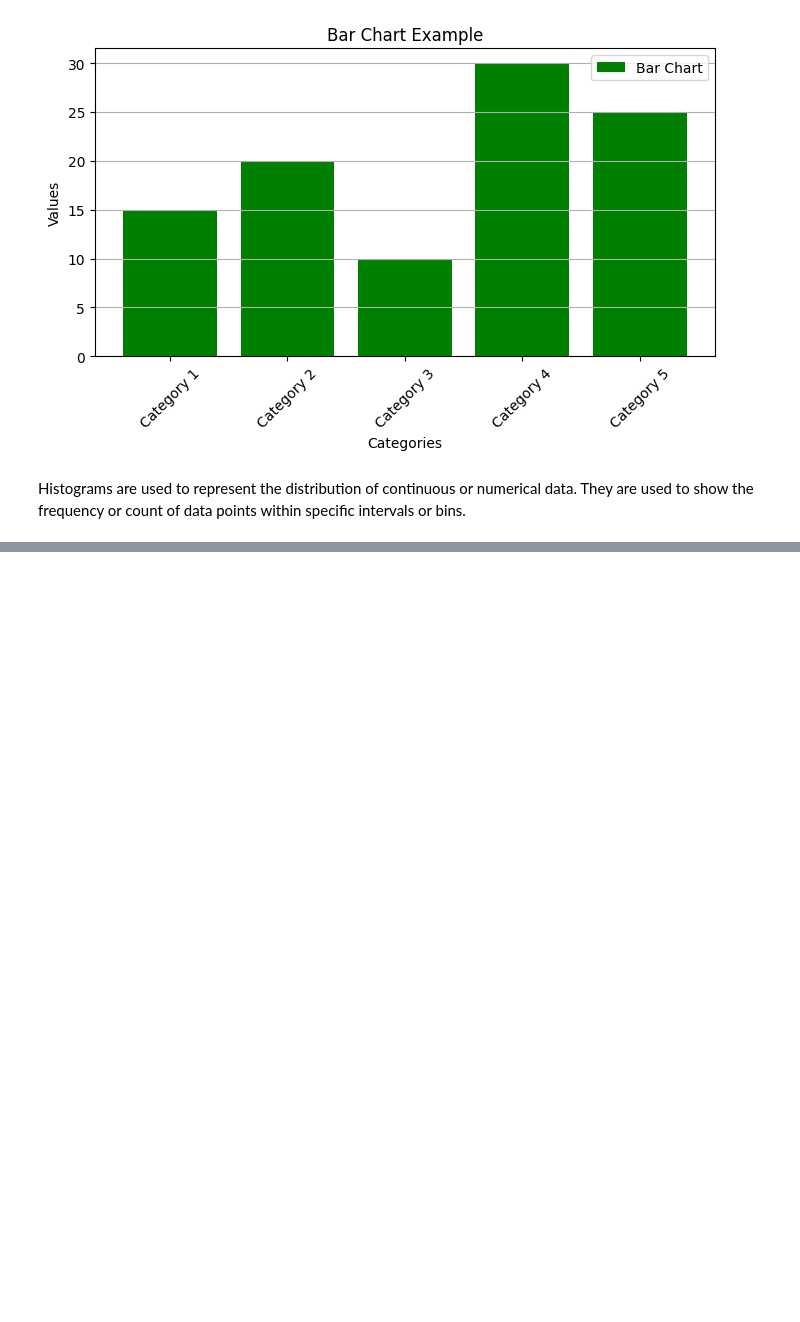
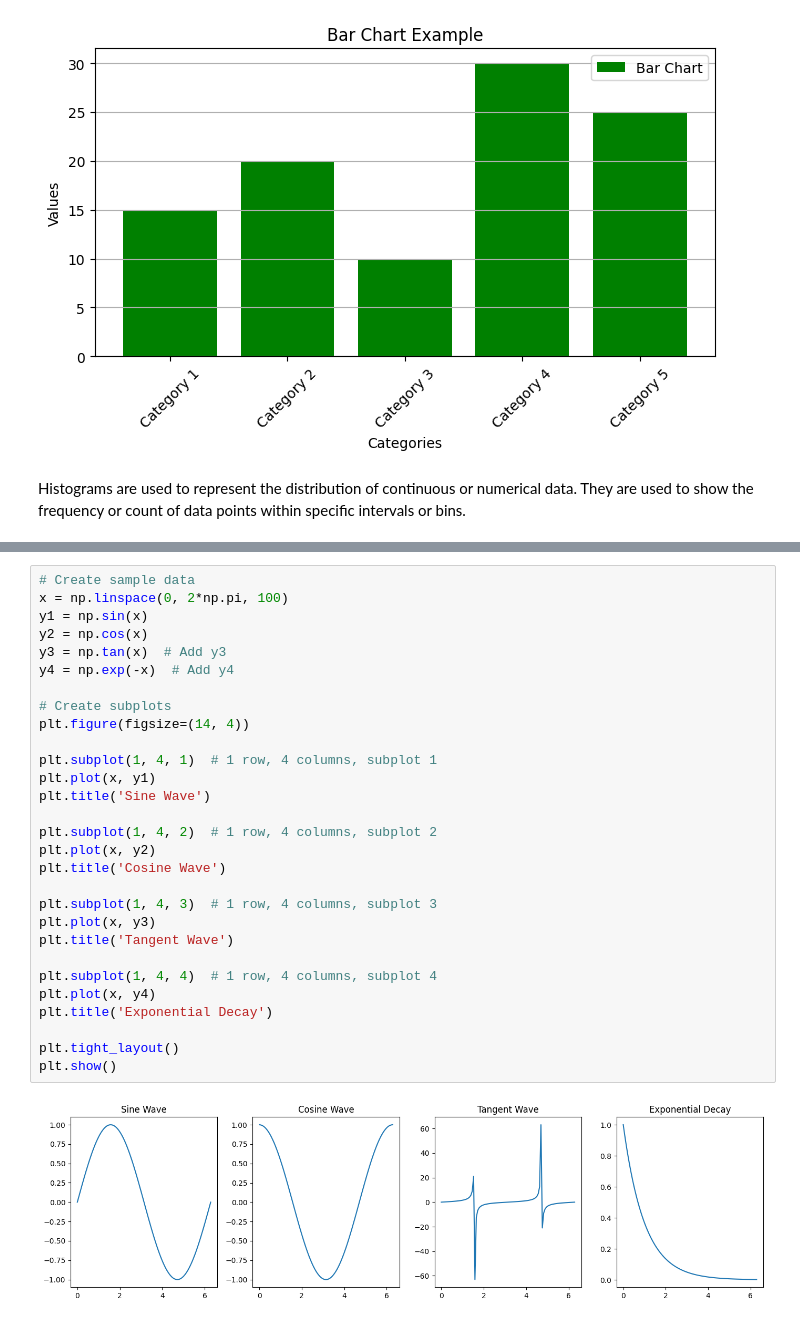
Before and after one commit to ChopinNo3Op9/Data-Analysis, a Jupyter notebook: visualization.ipynb, the cells around one changed output, grey strips where cells are left out. Drawn from its saved outputs; the diff is of its cells as text; blank space fills up the shorter version.

```diff
--- a/visualization.ipynb
+++ b/visualization.ipynb
@@ -60,0 +74,31 @@ plt.show()
+# %%
+# Create sample data
+x = np.linspace(0, 2*np.pi, 100)
+y1 = np.sin(x)
+y2 = np.cos(x)
+y3 = np.tan(x)  # Add y3
+y4 = np.exp(-x)  # Add y4
+
+# Create subplots
+plt.figure(figsize=(14, 4))
+
+plt.subplot(1, 4, 1)  # 1 row, 4 columns, subplot 1
+plt.plot(x, y1)
+plt.title('Sine Wave')
+
+plt.subplot(1, 4, 2)  # 1 row, 4 columns, subplot 2
+plt.plot(x, y2)
+plt.title('Cosine Wave')
+
+plt.subplot(1, 4, 3)  # 1 row, 4 columns, subplot 3
+plt.plot(x, y3)
+plt.title('Tangent Wave')
+
+plt.subplot(1, 4, 4)  # 1 row, 4 columns, subplot 4
+plt.plot(x, y4)
+plt.title('Exponential Decay')
+
+plt.tight_layout()
+plt.show()
+# %% [output]
+[figure, added]
```
Also changed, not shown: parts of 3 cells of this notebook, 5 other files.
